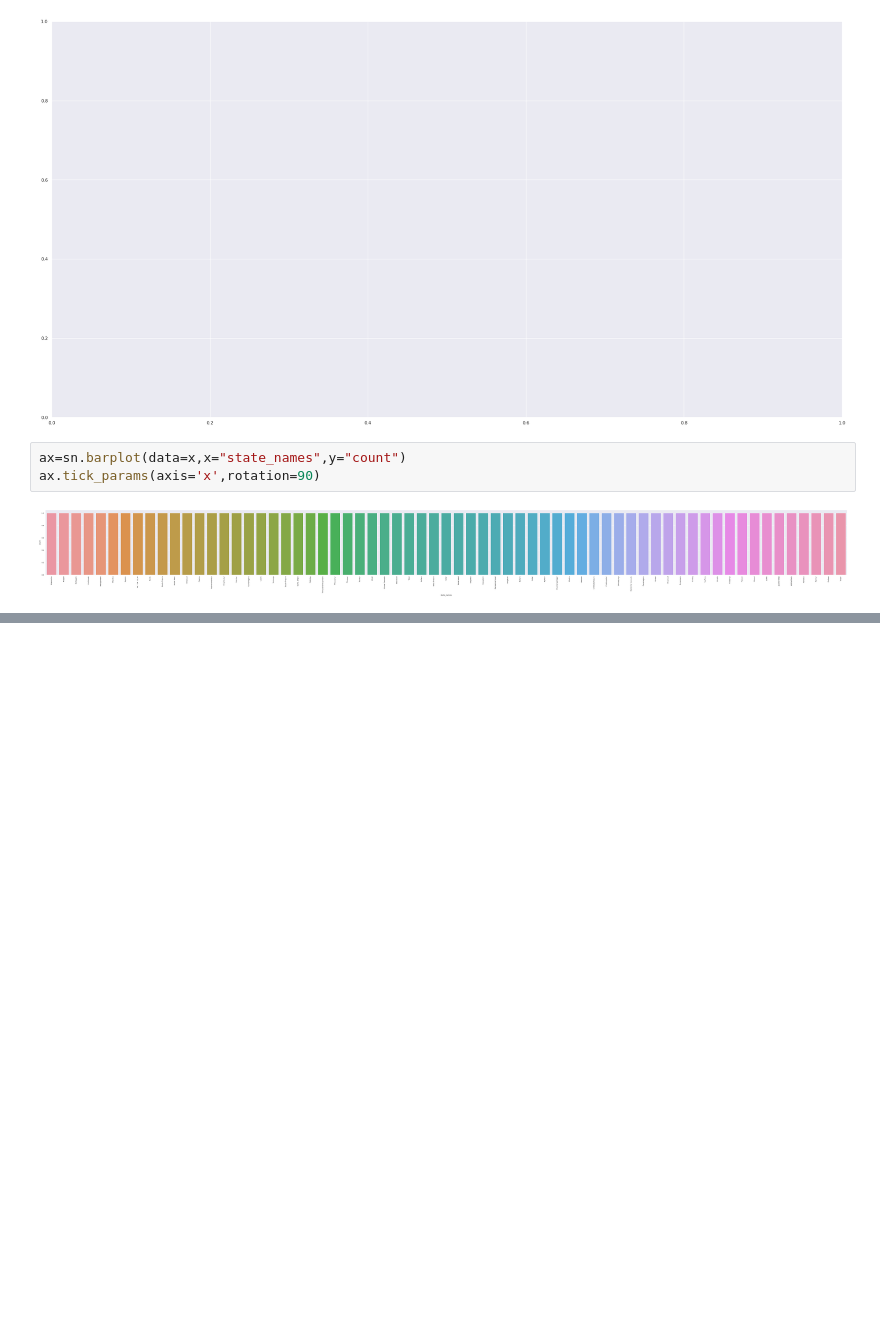
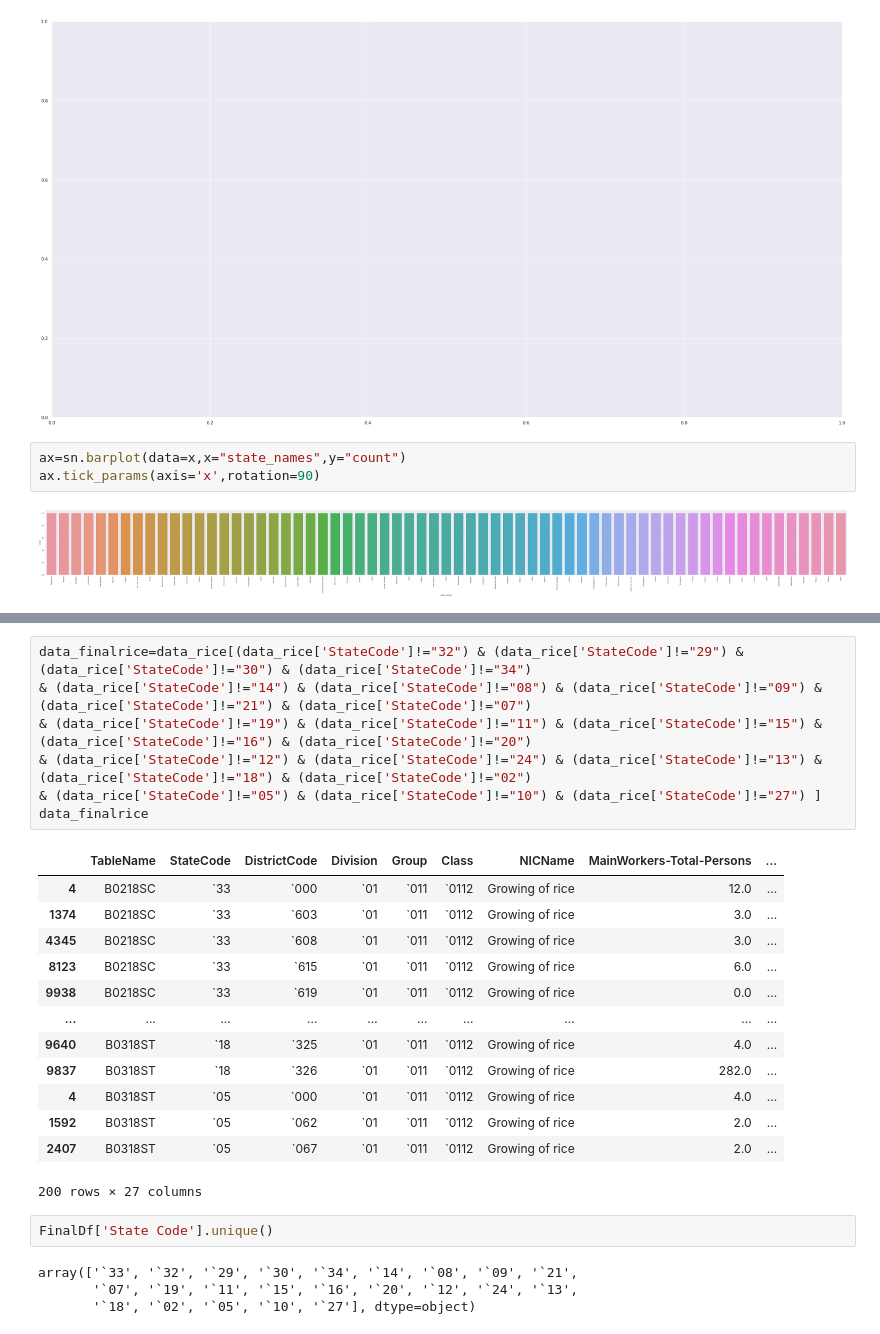
Before and after one commit to n3rdankit/Data-Science-and-Machine-Learning, a Jupyter notebook: Industrial_Human_Resource_Geo_Visualization.ipynb, the cells around one changed output, grey strips where cells are left out. Cells and saved outputs as stored; diff of their text form; blank space fills up the shorter version.

```diff
--- a/Industrial_Human_Resource_Geo_Visualization.ipynb
+++ b/Industrial_Human_Resource_Geo_Visualization.ipynb
@@ -652,0 +750,27 @@ ax.tick_params(axis='x',rotation=90)
+# %%
+data_finalrice=data_rice[(data_rice['StateCode']!="32") & (data_rice['StateCode']!="29") & (data_rice['StateCode']!="30") & (data_rice['StateCode']!="34")
+& (data_rice['StateCode']!="14") & (data_rice['StateCode']!="08") & (data_rice['StateCode']!="09") & (data_rice['StateCode']!="21") & (data_rice['StateCode']!="07")
+& (data_rice['StateCode']!="19") & (data_rice['StateCode']!="11") & (data_rice['StateCode']!="15") & (data_rice['StateCode']!="16") & (data_rice['StateCode']!="20")
+& (data_rice['StateCode']!="12") & (data_rice['StateCode']!="24") & (data_rice['StateCode']!="13") & (data_rice['StateCode']!="18") & (data_rice['StateCode']!="02")
+& (data_rice['StateCode']!="05") & (data_rice['StateCode']!="10") & (data_rice['StateCode']!="27") ]
+data_finalrice
+# %% [output]
+|  | TableName | StateCode | DistrictCode | Division | Group | Class | NICName | MainWorkers-Total-Persons | ... |
+| 4 | B0218SC | `33 | `000 | `01 | `011 | `0112 | Growing of rice | 12.0 | ... |
+| 1374 | B0218SC | `33 | `603 | `01 | `011 | `0112 | Growing of rice | 3.0 | ... |
+| 4345 | B0218SC | `33 | `608 | `01 | `011 | `0112 | Growing of rice | 3.0 | ... |
+| 8123 | B0218SC | `33 | `615 | `01 | `011 | `0112 | Growing of rice | 6.0 | ... |
+| 9938 | B0218SC | `33 | `619 | `01 | `011 | `0112 | Growing of rice | 0.0 | ... |
+| ... | ... | ... | ... | ... | ... | ... | ... | ... | ... |
+| 9640 | B0318ST | `18 | `325 | `01 | `011 | `0112 | Growing of rice | 4.0 | ... |
+| 9837 | B0318ST | `18 | `326 | `01 | `011 | `0112 | Growing of rice | 282.0 | ... |
+| 4 | B0318ST | `05 | `000 | `01 | `011 | `0112 | Growing of rice | 4.0 | ... |
+| 1592 | B0318ST | `05 | `062 | `01 | `011 | `0112 | Growing of rice | 2.0 | ... |
+| 2407 | B0318ST | `05 | `067 | `01 | `011 | `0112 | Growing of rice | 2.0 | ... |
+200 rows × 27 columns
+# %%
+FinalDf['State Code'].unique()
+# %% [output]
+array(['`33', '`32', '`29', '`30', '`34', '`14', '`08', '`09', '`21',
+       '`07', '`19', '`11', '`15', '`16', '`20', '`12', '`24', '`13',
+       '`18', '`02', '`05', '`10', '`27'], dtype=object)
```
Also changed, not shown: parts of 7 cells of this notebook.
